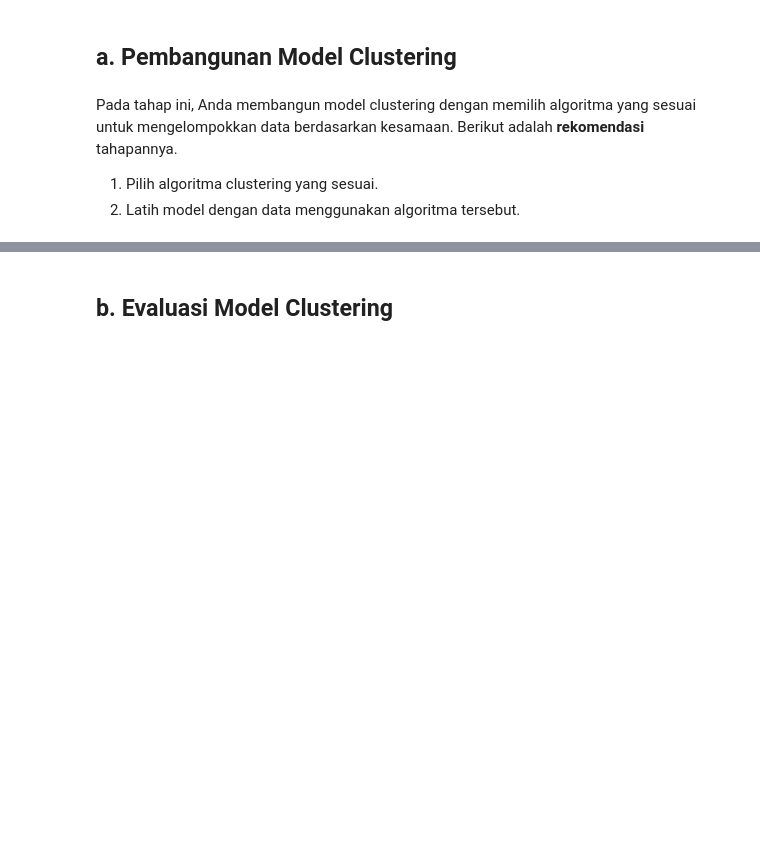
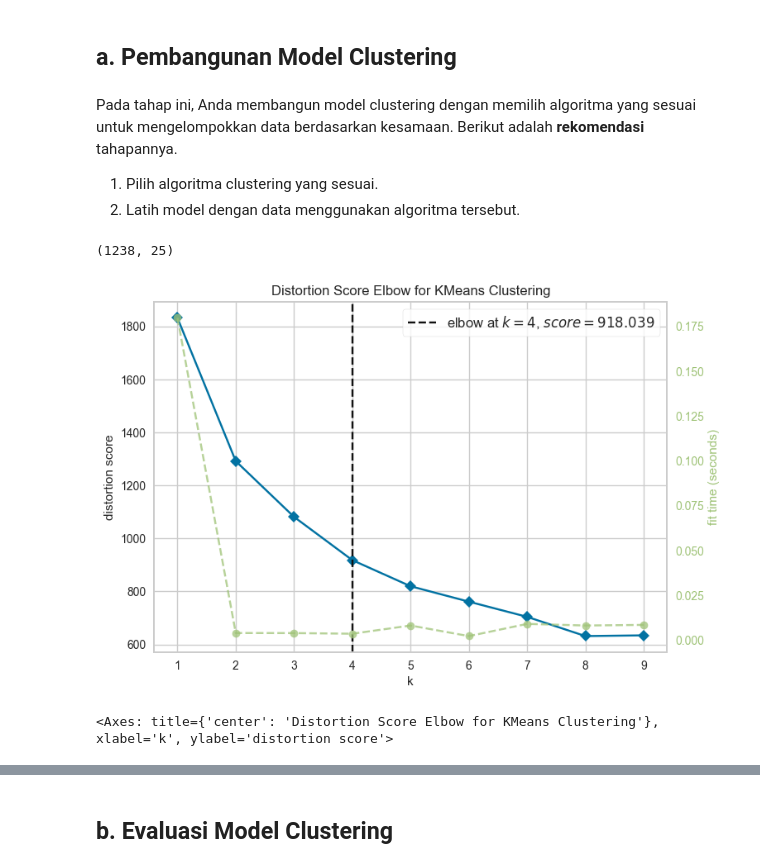
Before and after one commit to nfach98/LaptopClustering, a Jupyter notebook: [Clustering] Submission Akhir BMLP_Nino Fachrurozy.ipynb, the cells around one changed output, grey strips where cells are left out. Saved outputs shown, nothing was run; the diff lists cells and outputs as text; code cells hidden in the pictures; blank space fills up the shorter version.

```diff
--- a/[Clustering] Submission Akhir BMLP_Nino Fachrurozy.ipynb
+++ b/[Clustering] Submission Akhir BMLP_Nino Fachrurozy.ipynb
@@ -163,0 +275,11 @@ Berikut adalah tahapan-tahapan yang perlu dilakukan, namun **tidak terbatas** pa
+# %%
+bool_columns = ['Touchscreen', 'IPSpanel', 'RetinaDisplay']
+for col in bool_columns:
+  df_scaled[col] = df_scaled[col].map({'Yes': 1, 'No': 0})
+
+anti_bool_columns = ['Integrated GPU', 'Mobile GPU']
+for col in anti_bool_columns:
+  df_scaled[col] = df_scaled[col].map({'Yes': 0, 'No': 1})
+# %%
+df_scaled = df_scaled.drop('QTY', axis=1)
+df_scaled.describe()
@@ -173,0 +325,13 @@ Pada tahap ini, Anda membangun model clustering dengan memilih algoritma yang se
+# %%
+X = df_scaled.select_dtypes(include=['number']).values
+X.shape
+# %% [output]
+(1238, 25)
+# %%
+kmeans = KMeans()
+visualizer = KElbowVisualizer(kmeans, k=(1, 10))
+visualizer.fit(X)
+visualizer.show()
+# %% [output]
+[figure, added]
+<Axes: title={'center': 'Distortion Score Elbow for KMeans Clustering'}, xlabel='k', ylabel='distortion score'>
```
Also changed, not shown: parts of 48 cells of this notebook.
